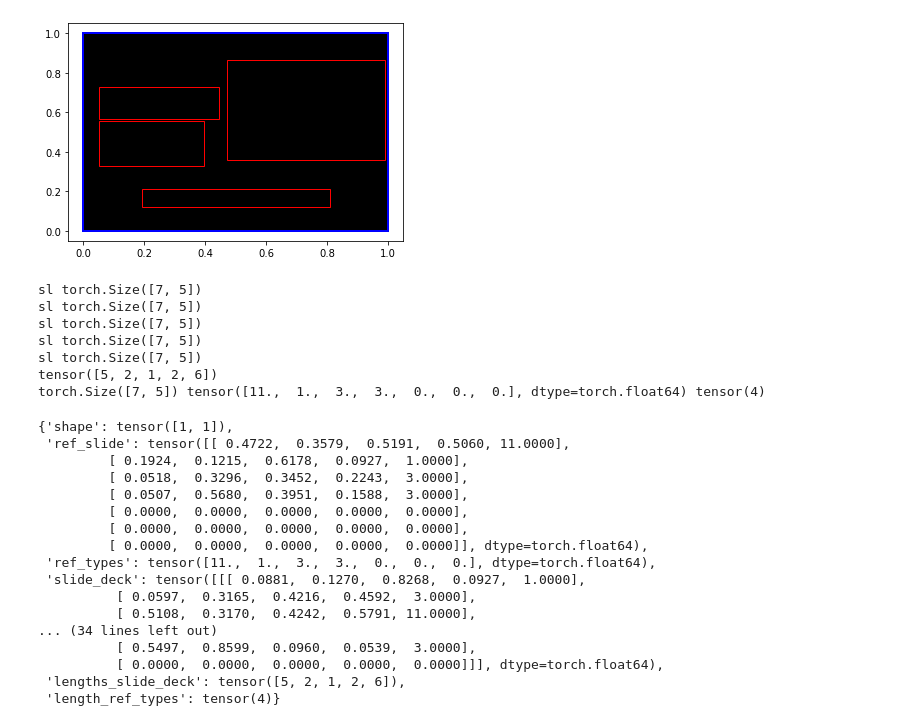
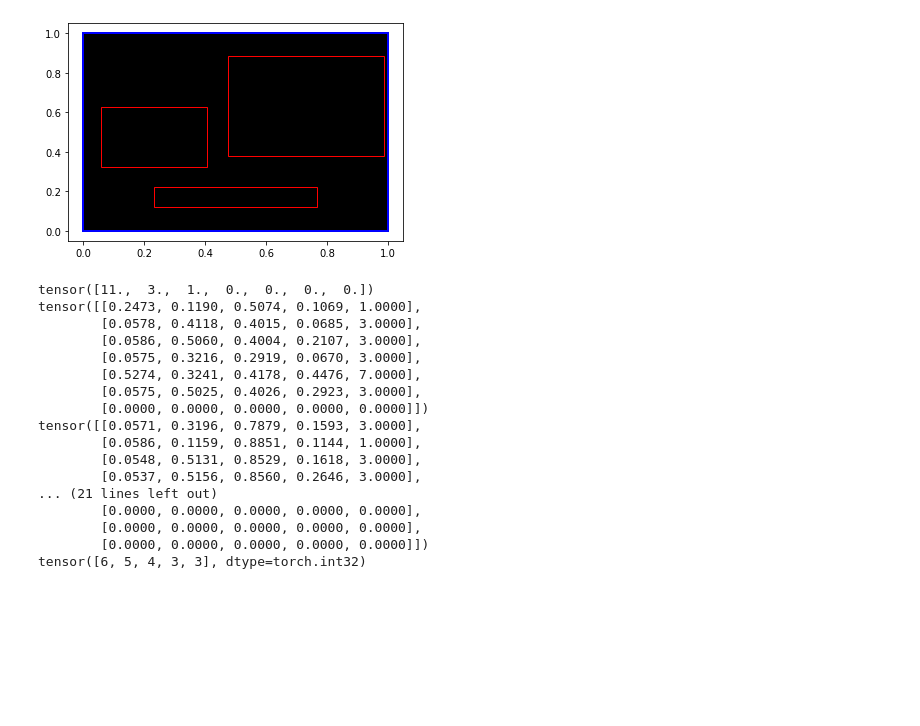
Before and after one commit to fesiib/cs492i-layout-generation, a Jupyter notebook: src/SeqToSeq.ipynb, the cells around one changed output. Drawn from its saved outputs; the diff is of its cells as text; code cells hidden in the pictures; blank space fills up the shorter version.

```diff
--- a/src/SeqToSeq.ipynb
+++ b/src/SeqToSeq.ipynb
@@ -119,7 +145,7 @@ class BBSlideDeckDataset(Dataset):
             if len(slide) > max_len_bbs:
                 max_len_bbs = len(slide)
         for slide in self.slide_deck_data[slide_deck_id]["slides"]:
-            np_slide = np.zeros((max_len_bbs, 5))
+            np_slide = np.zeros((max_len_bbs, 5), dtype=np.double)
             for i, bb in enumerate(slide):
                 np_slide[i] = bb
             slides.append(np_slide)
@@ -294,7 +339,7 @@ def process_slide_deck_dataset(all_dataset):
             entrance['Y'],
             entrance['BB Width'],
             entrance['BB Height'],
-            bb_type + 1
+            bb_type
         ]).T
         slide_deck_data[slide_deck_id]['slides'][slide_id].append(bb)
     for key in slide_deck_data.keys():
@@ -328,7 +373,7 @@ train_slide_deck_dataset = BBSlideDeckDataset(
     transform=transforms.Compose([
         RescaleBB((1, 1)),
         ShuffleRefSlide(),
-        LeaveN(5),
+        LeaveN(args.slide_deck_N),
         ToTensorBB()
     ])
 )
@@ -337,49 +382,38 @@ test_slide_deck_dataset = BBSlideDeckDataset(
     slide_deck_data=slice_dict(slide_deck_data, division, len(slide_deck_data)),
     transform=transforms.Compose([
         RescaleBB((1, 1)),
-        #ShuffleSlideDeck(),
-        #ShuffleRefSlide(),
-        #LeaveN(5),
+        ShuffleRefSlide(),
+        LeaveN(args.slide_deck_N),
         ToTensorBB()
     ])
 )
 # %%
 single = train_slide_deck_dataset[0]
 draw_bbs(single["shape"], single["ref_slide"])
-#print(single)
 
-for slide in single["slide_deck"]:
-    print('sl', slide.size())
+print(single["ref_types"])
+for i in range(5):
+    print(single["slide_deck"][i])
 print(single["lengths_slide_deck"])
-
-print(single["ref_slide"].size(), single["ref_types"], single["length_ref_types"])
-single
 # %% [output]
-[figure, old version]
+[figure, new version]
-sl torch.Size([7, 5])
-sl torch.Size([7, 5])
-sl torch.Size([7, 5])
-sl torch.Size([7, 5])
-sl torch.Size([7, 5])
-tensor([5, 2, 1, 2, 6])
-torch.Size([7, 5]) tensor([11.,  1.,  3.,  3.,  0.,  0.,  0.], dtype=torch.float64) tensor(4)
+tensor([11.,  3.,  1.,  0.,  0.,  0.,  0.])
+tensor([[0.2473, 0.1190, 0.5074, 0.1069, 1.0000],
+        [0.0578, 0.4118, 0.4015, 0.0685, 3.0000],
+        [0.0586, 0.5060, 0.4004, 0.2107, 3.0000],
+        [0.0575, 0.3216, 0.2919, 0.0670, 3.0000],
+        [0.5274, 0.3241, 0.4178, 0.4476, 7.0000],
+        [0.0575, 0.5025, 0.4026, 0.2923, 3.0000],
+        [0.0000, 0.0000, 0.0000, 0.0000, 0.0000]])
+tensor([[0.0571, 0.3196, 0.7879, 0.1593, 3.0000],
+        [0.0586, 0.1159, 0.8851, 0.1144, 1.0000],
+        [0.0548, 0.5131, 0.8529, 0.1618, 3.0000],
+        [0.0537, 0.5156, 0.8560, 0.2646, 3.0000],
+... (21 lines left out)
+        [0.0000, 0.0000, 0.0000, 0.0000, 0.0000],
+        [0.0000, 0.0000, 0.0000, 0.0000, 0.0000],
+        [0.0000, 0.0000, 0.0000, 0.0000, 0.0000]])
+tensor([6, 5, 4, 3, 3], dtype=torch.int32)
-{'shape': tensor([1, 1]),
- 'ref_slide': tensor([[ 0.4722,  0.3579,  0.5191,  0.5060, 11.0000],
-         [ 0.1924,  0.1215,  0.6178,  0.0927,  1.0000],
-         [ 0.0518,  0.3296,  0.3452,  0.2243,  3.0000],
-         [ 0.0507,  0.5680,  0.3951,  0.1588,  3.0000],
-         [ 0.0000,  0.0000,  0.0000,  0.0000,  0.0000],
-         [ 0.0000,  0.0000,  0.0000,  0.0000,  0.0000],
-         [ 0.0000,  0.0000,  0.0000,  0.0000,  0.0000]], dtype=torch.float64),
- 'ref_types': tensor([11.,  1.,  3.,  3.,  0.,  0.,  0.], dtype=torch.float64),
- 'slide_deck': tensor([[[ 0.0881,  0.1270,  0.8268,  0.0927,  1.0000],
-          [ 0.0597,  0.3165,  0.4216,  0.4592,  3.0000],
-          [ 0.5108,  0.3170,  0.4242,  0.5791, 11.0000],
-... (34 lines left out)
-          [ 0.5497,  0.8599,  0.0960,  0.0539,  3.0000],
-          [ 0.0000,  0.0000,  0.0000,  0.0000,  0.0000]]], dtype=torch.float64),
- 'lengths_slide_deck': tensor([5, 2, 1, 2, 6]),
- 'length_ref_types': tensor(4)}
 # %%
 train_loader = DataLoader(train_slide_deck_dataset, batch_size=args.batch_size, shuffle=True)
 test_loader = DataLoader(test_slide_deck_dataset, batch_size=args.batch_size, shuffle=True)
```
Also changed, not shown: parts of 13 cells of this notebook.
